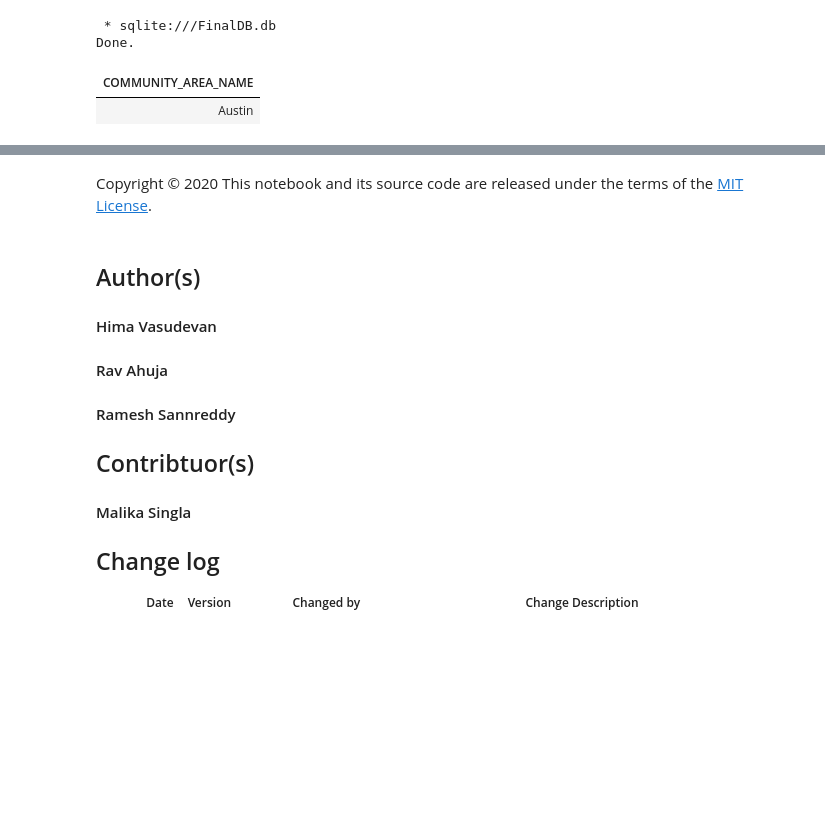
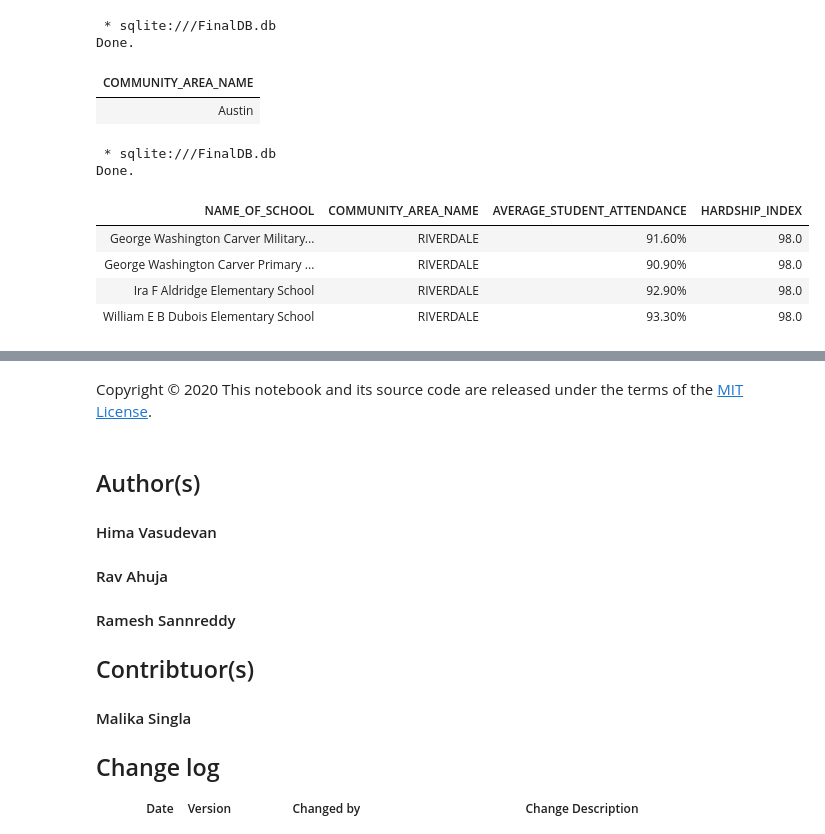
Before and after one commit to leotanaka4/ibm-db-sql, a Jupyter notebook: DB0201EN-PeerAssign-v5_SQLite.ipynb, the cells around one changed output, grey strips where cells are left out. Cells and saved outputs as stored; diff of their text form; code cells hidden in the pictures; blank space fills up the shorter version.

```diff
--- a/DB0201EN-PeerAssign-v5_SQLite.ipynb
+++ b/DB0201EN-PeerAssign-v5_SQLite.ipynb
@@ -278,3 +278,18 @@ WHERE COMMUNITY_AREA_NUMBER = (SELECT COMMUNITY_AREA_NUMBER
 Done.
 | COMMUNITY_AREA_NAME |
 | Austin |
+# %%
+%%sql SELECT CPS.NAME_OF_SCHOOL, CPS.COMMUNITY_AREA_NAME, CPS.AVERAGE_STUDENT_ATTENDANCE,
+CD.HARDSHIP_INDEX
+FROM CHICAGO_PUBLIC_SCHOOLS CPS
+INNER JOIN CENSUS_DATA CD
+ON CPS.COMMUNITY_AREA_NUMBER = CD.COMMUNITY_AREA_NUMBER
+WHERE CD.HARDSHIP_INDEX = 98;
+# %% [output]
+ * sqlite:///FinalDB.db
+Done.
+| NAME_OF_SCHOOL | COMMUNITY_AREA_NAME | AVERAGE_STUDENT_ATTENDANCE | HARDSHIP_INDEX |
+| George Washington Carver Military... | RIVERDALE | 91.60% | 98.0 |
+| George Washington Carver Primary ... | RIVERDALE | 90.90% | 98.0 |
+| Ira F Aldridge Elementary School | RIVERDALE | 92.90% | 98.0 |
+| William E B Dubois Elementary School | RIVERDALE | 93.30% | 98.0 |
```
Also changed, not shown: parts of 11 cells of this notebook, 12 other files.
